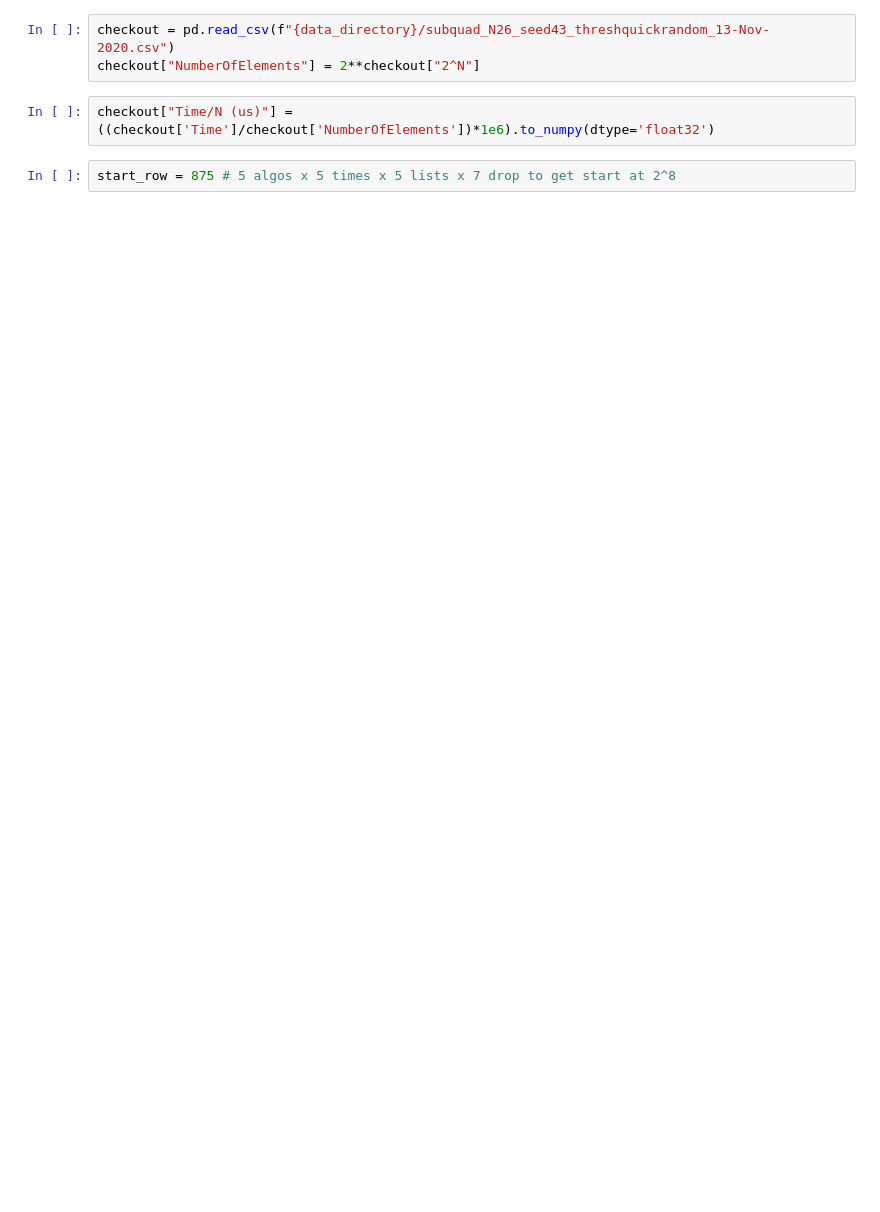
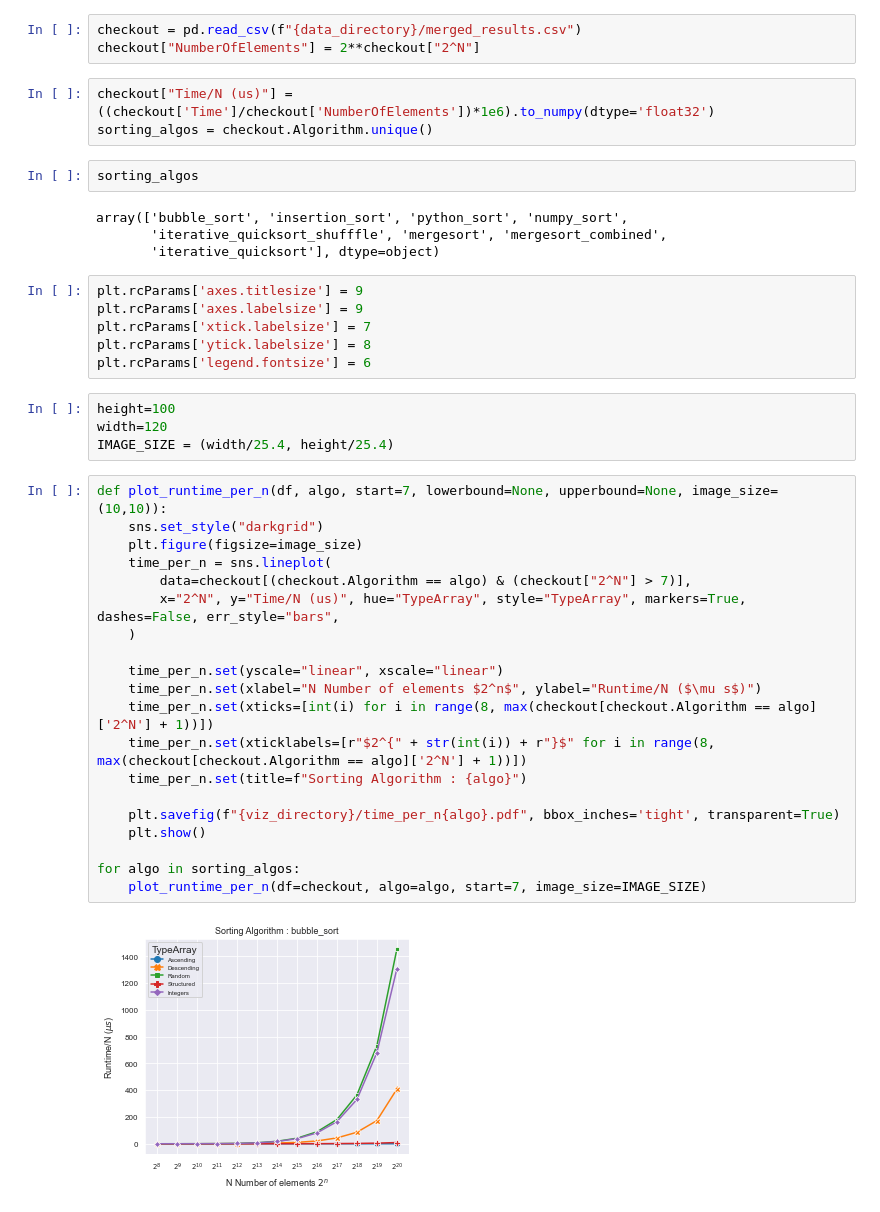
Before and after one commit to jkorsvik/SortingAlgorithms, a Jupyter notebook: notebooks/plot_creation.ipynb, the cells around one changed output. Drawn from its saved outputs; the diff is of its cells as text; blank space fills up the shorter version.

```diff
--- a/notebooks/plot_creation.ipynb
+++ b/notebooks/plot_creation.ipynb
@@ -19,7 +34,44 @@ if Path('../visuals').exists():
 # %%
-checkout = pd.read_csv(f"{data_directory}/subquad_N26_seed43_threshquickrandom_13-Nov-2020.csv")
+checkout = pd.read_csv(f"{data_directory}/merged_results.csv")
 checkout["NumberOfElements"] = 2**checkout["2^N"]
 # %%
 checkout["Time/N (us)"] = ((checkout['Time']/checkout['NumberOfElements'])*1e6).to_numpy(dtype='float32')
+sorting_algos = checkout.Algorithm.unique()
-# %%
-start_row = 875 # 5 algos x 5 times x 5 lists x 7 drop to get start at 2^8
+# %%
+sorting_algos
+# %% [output]
+array(['bubble_sort', 'insertion_sort', 'python_sort', 'numpy_sort',
+       'iterative_quicksort_shufffle', 'mergesort', 'mergesort_combined',
+       'iterative_quicksort'], dtype=object)
+# %%
+plt.rcParams['axes.titlesize'] = 9
+plt.rcParams['axes.labelsize'] = 9
+plt.rcParams['xtick.labelsize'] = 7
+plt.rcParams['ytick.labelsize'] = 8
+plt.rcParams['legend.fontsize'] = 6
+# %%
+height=100
+width=120
+IMAGE_SIZE = (width/25.4, height/25.4)
+# %%
+def plot_runtime_per_n(df, algo, start=7, lowerbound=None, upperbound=None, image_size=(10,10)):
+    sns.set_style("darkgrid")
+    plt.figure(figsize=image_size)
+    time_per_n = sns.lineplot(
+        data=checkout[(checkout.Algorithm == algo) & (checkout["2^N"] > 7)],
+        x="2^N", y="Time/N (us)", hue="TypeArray", style="TypeArray", markers=True, dashes=False, err_style="bars",
+    )
+
+    time_per_n.set(yscale="linear", xscale="linear")
+    time_per_n.set(xlabel="N Number of elements $2^n$", ylabel="Runtime/N ($\mu s$)")
+    time_per_n.set(xticks=[int(i) for i in range(8, max(checkout[checkout.Algorithm == algo]['2^N'] + 1))])
+    time_per_n.set(xticklabels=[r"$2^{" + str(int(i)) + r"}$" for i in range(8, max(checkout[checkout.Algorithm == algo]['2^N'] + 1))])
+    time_per_n.set(title=f"Sorting Algorithm : {algo}")
+
+    plt.savefig(f"{viz_directory}/time_per_n{algo}.pdf", bbox_inches='tight', transparent=True)
+    plt.show()
+
+for algo in sorting_algos:
+    plot_runtime_per_n(df=checkout, algo=algo, start=7, image_size=IMAGE_SIZE)
+# %% [output]
+[figure, added]
```
Also changed, not shown: parts of 12 cells of this notebook, 22 other files.
